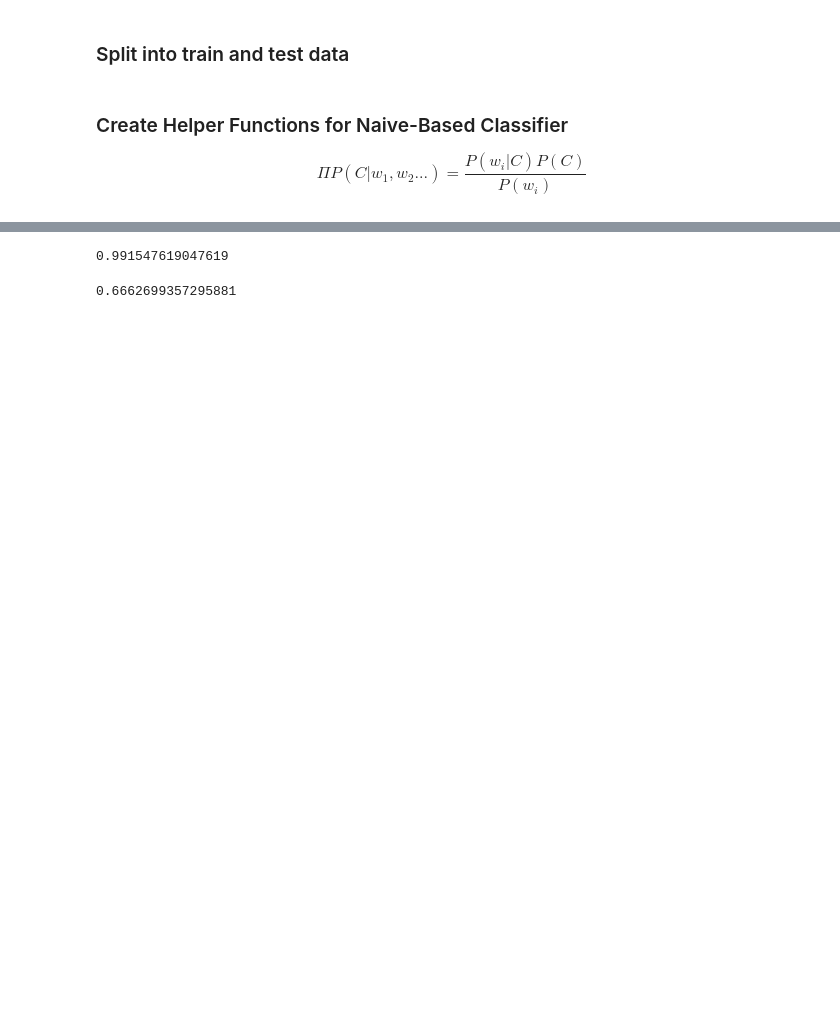
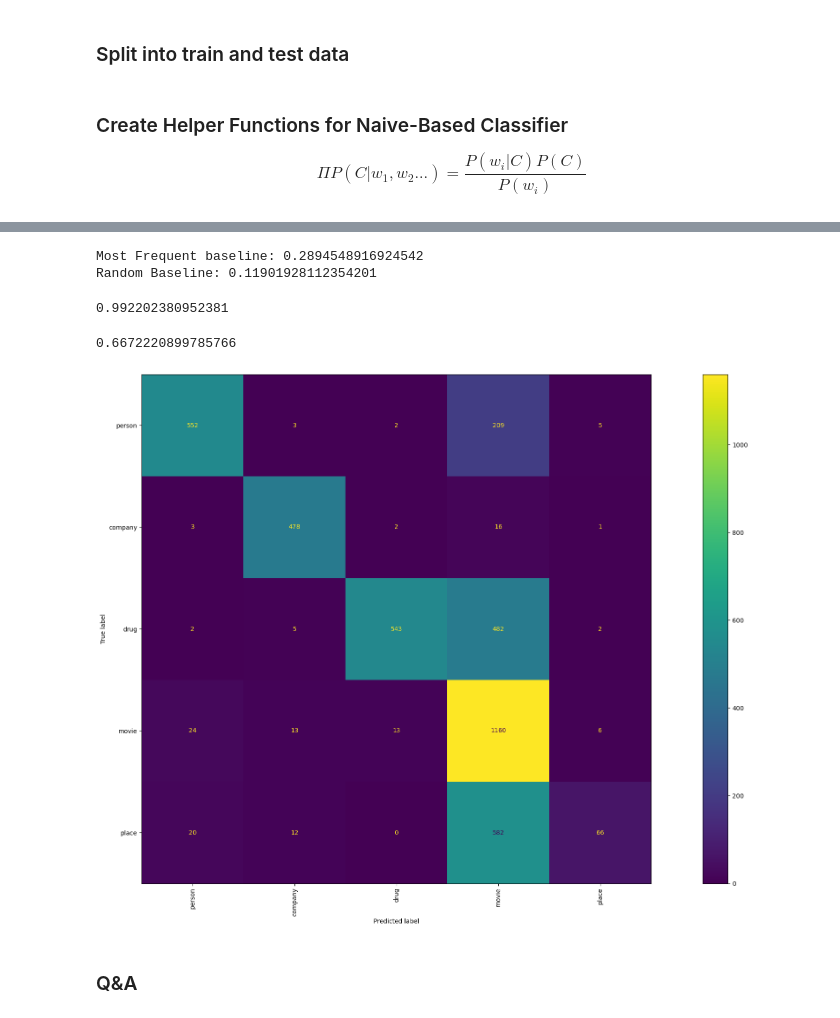
Before and after one commit to reggiewade/nlp, a Jupyter notebook: midterm/nlp-midterm.ipynb, the cells around one changed output, grey strips where cells are left out. Drawn from its saved outputs; the diff is of its cells as text; code cells hidden in the pictures; blank space fills up the shorter version.

```diff
--- a/midterm/nlp-midterm.ipynb
+++ b/midterm/nlp-midterm.ipynb
@@ -3,9 +3,18 @@ import pandas as pd
 import numpy as np
 from collections import Counter as ctr
 # %%
+# https://www.geeksforgeeks.org/python-stemming-words-with-nltk/
+
 data = pd.read_csv('pnp-train-2.txt',delimiter='\t',encoding='latin-1', names=['type','name'])
 # basic tokenization
-data['clean'] = data.name.apply(lambda x: x.lower().split())
+from nltk.stem import PorterStemmer
+from nltk.tokenize import word_tokenize
+from nltk.corpus import stopwords
+
+#ps = PorterStemmer()
+
+data['clean'] = data.name.apply(lambda x: word_tokenize(x))
+#data['clean'] = data.clean.apply(lambda words: [ps.stem(word) for word in words])
 # %% [markdown]
 ### Split into train and test data
 # %%
@@ -70,12 +81,50 @@ def bayesClassifier(df):
+# %%
+# sources:
+# https://towardsdatascience.com/calculating-a-baseline-accuracy-for-a-classification-model-a4b342ceb88f/
+
+import numpy as np
+import random
+X = np.array(test['clean'])
+y = np.array(test['type'])
+
+# Most Frequent Baseline
+common_tag = type_ctr.most_common(1)[0][0]
+most_frequent = sum(y == common_tag) / len(y)
+print(f'Most Frequent baseline: {most_frequent}')
+
+# Random Baseline
+keys = train['type'].unique()
+random_base = sum(y == keys[random.randint(0,4)]) / len(y)
+print(f'Random Baseline: {random_base}')
+# %% [output]
+Most Frequent baseline: 0.2894548916924542
+Random Baseline: 0.11901928112354201
 # %%
 train['guesses'] = bayesClassifier(train)
 # %%
 sum(train['type'] == train['guesses']) / len(train)
 # %% [output]
-0.991547619047619
+0.992202380952381
 # %%
 test['guesses'] = bayesClassifier(test)
 # %%
 sum(test['type'] == test['guesses']) / len(test)
 # %% [output]
-0.6662699357295881
+0.6672220899785766
+# %%
+import matplotlib.pyplot as plt
+from sklearn.metrics import confusion_matrix, ConfusionMatrixDisplay
+
+cm = confusion_matrix(test['type'], test['guesses'], labels=test['type'].unique())
+fig, ax = plt.subplots(figsize=(30, 15))
+disp = ConfusionMatrixDisplay(confusion_matrix=cm, display_labels=test['type'].unique())
+disp.plot(ax=ax)
+plt.xticks(rotation=90, fontsize=10)
+plt.yticks(fontsize=10)
+
+# Show plot
+plt.show()
+# %% [output]
+[figure, added]
+# %% [markdown]
+### Q&A
```
Also changed, not shown: parts of 2 cells of this notebook, 4 other files.
